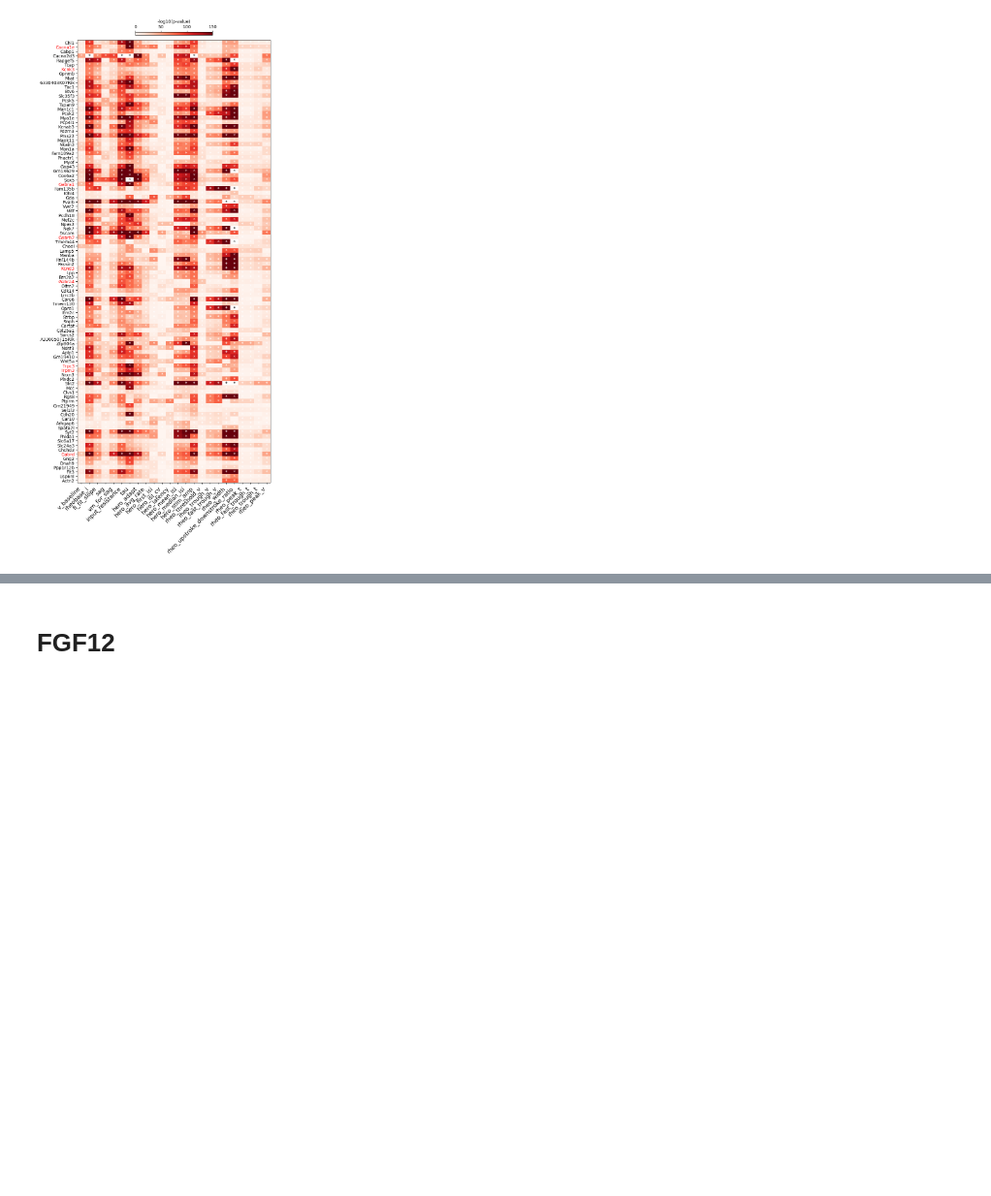
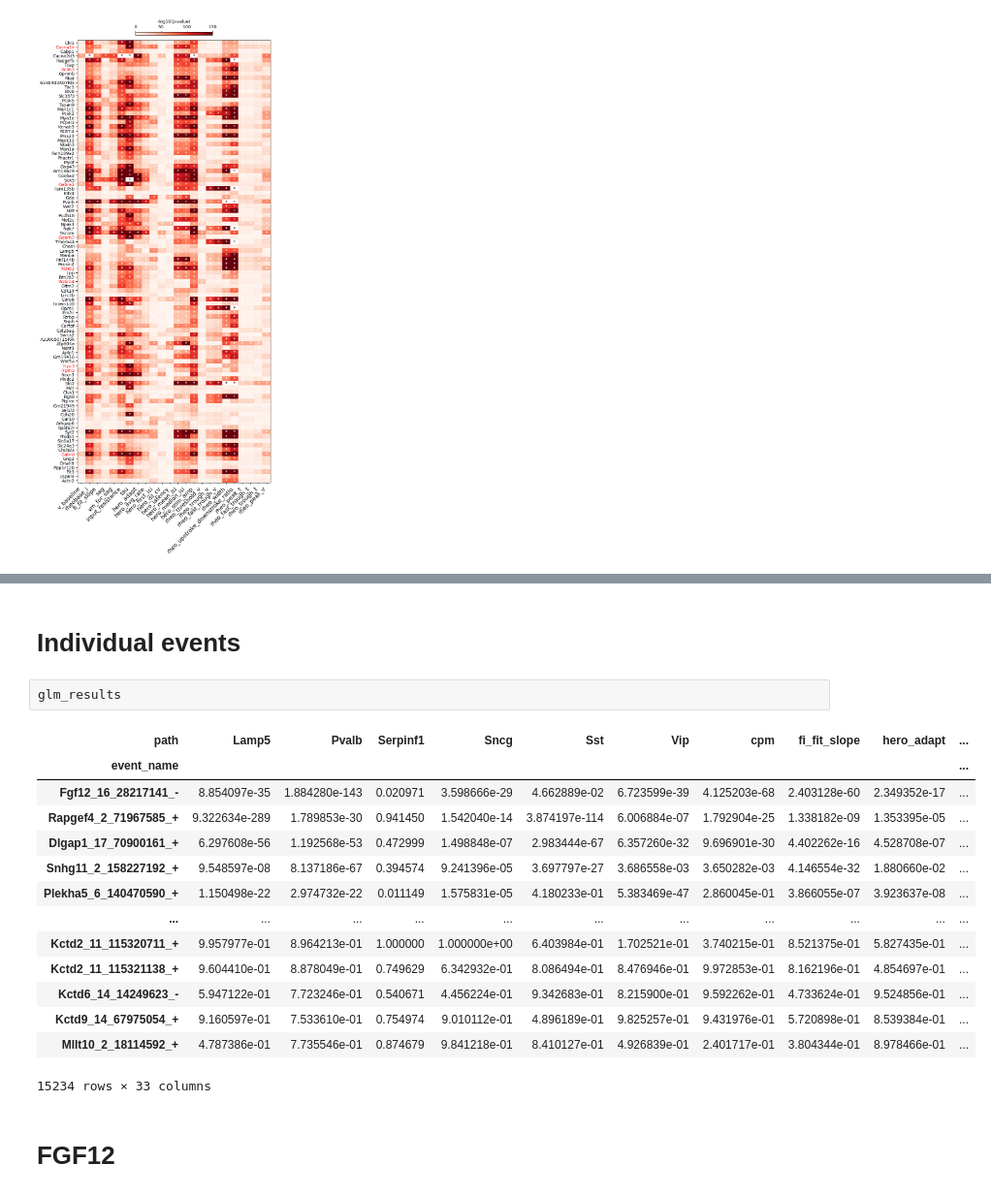
Before and after one commit to nuoxuxu/patch_seq_spl, a Jupyter notebook: notebooks/funcitonal_characterization.ipynb, the cells around one changed output, grey strips where cells are left out. Shown at 97% size. Cells and saved outputs as stored; diff of their text form; blank space fills up the shorter version.

```diff
--- a/notebooks/funcitonal_characterization.ipynb
+++ b/notebooks/funcitonal_characterization.ipynb
@@ -245,3 +256,22 @@ fig.colorbar(mpl.cm.ScalarMappable(norm=mpl.colors.Normalize(vmin = vmin, vmax =
+# %% [markdown]
+# Individual events
+# %%
+glm_results
+# %% [output]
+| path | Lamp5 | Pvalb | Serpinf1 | Sncg | Sst | Vip | cpm | fi_fit_slope | hero_adapt | ... |
+| event_name |  |  |  |  |  |  |  |  |  | ... |
+| Fgf12_16_28217141_- | 8.854097e-35 | 1.884280e-143 | 0.020971 | 3.598666e-29 | 4.662889e-02 | 6.723599e-39 | 4.125203e-68 | 2.403128e-60 | 2.349352e-17 | ... |
+| Rapgef4_2_71967585_+ | 9.322634e-289 | 1.789853e-30 | 0.941450 | 1.542040e-14 | 3.874197e-114 | 6.006884e-07 | 1.792904e-25 | 1.338182e-09 | 1.353395e-05 | ... |
+| Dlgap1_17_70900161_+ | 6.297608e-56 | 1.192568e-53 | 0.472999 | 1.498848e-07 | 2.983444e-67 | 6.357260e-32 | 9.696901e-30 | 4.402262e-16 | 4.528708e-07 | ... |
+| Snhg11_2_158227192_+ | 9.548597e-08 | 8.137186e-67 | 0.394574 | 9.241396e-05 | 3.697797e-27 | 3.686558e-03 | 3.650282e-03 | 4.146554e-32 | 1.880660e-02 | ... |
+| Plekha5_6_140470590_+ | 1.150498e-22 | 2.974732e-22 | 0.011149 | 1.575831e-05 | 4.180233e-01 | 5.383469e-47 | 2.860045e-01 | 3.866055e-07 | 3.923637e-08 | ... |
+| ... | ... | ... | ... | ... | ... | ... | ... | ... | ... | ... |
+| Kctd2_11_115320711_+ | 9.957977e-01 | 8.964213e-01 | 1.000000 | 1.000000e+00 | 6.403984e-01 | 1.702521e-01 | 3.740215e-01 | 8.521375e-01 | 5.827435e-01 | ... |
+| Kctd2_11_115321138_+ | 9.604410e-01 | 8.878049e-01 | 0.749629 | 6.342932e-01 | 8.086494e-01 | 8.476946e-01 | 9.972853e-01 | 8.162196e-01 | 4.854697e-01 | ... |
+| Kctd6_14_14249623_- | 5.947122e-01 | 7.723246e-01 | 0.540671 | 4.456224e-01 | 9.342683e-01 | 8.215900e-01 | 9.592262e-01 | 4.733624e-01 | 9.524856e-01 | ... |
+| Kctd9_14_67975054_+ | 9.160597e-01 | 7.533610e-01 | 0.754974 | 9.010112e-01 | 4.896189e-01 | 9.825257e-01 | 9.431976e-01 | 5.720898e-01 | 8.539384e-01 | ... |
+| Mllt10_2_18114592_+ | 4.787386e-01 | 7.735546e-01 | 0.874679 | 9.841218e-01 | 8.410127e-01 | 4.926839e-01 | 2.401717e-01 | 3.804344e-01 | 8.978466e-01 | ... |
+15234 rows × 33 columns
 # %% [markdown]
 # FGF12
 # %% [markdown]
```
Also changed, not shown: parts of 8 cells of this notebook, 9 other files.
